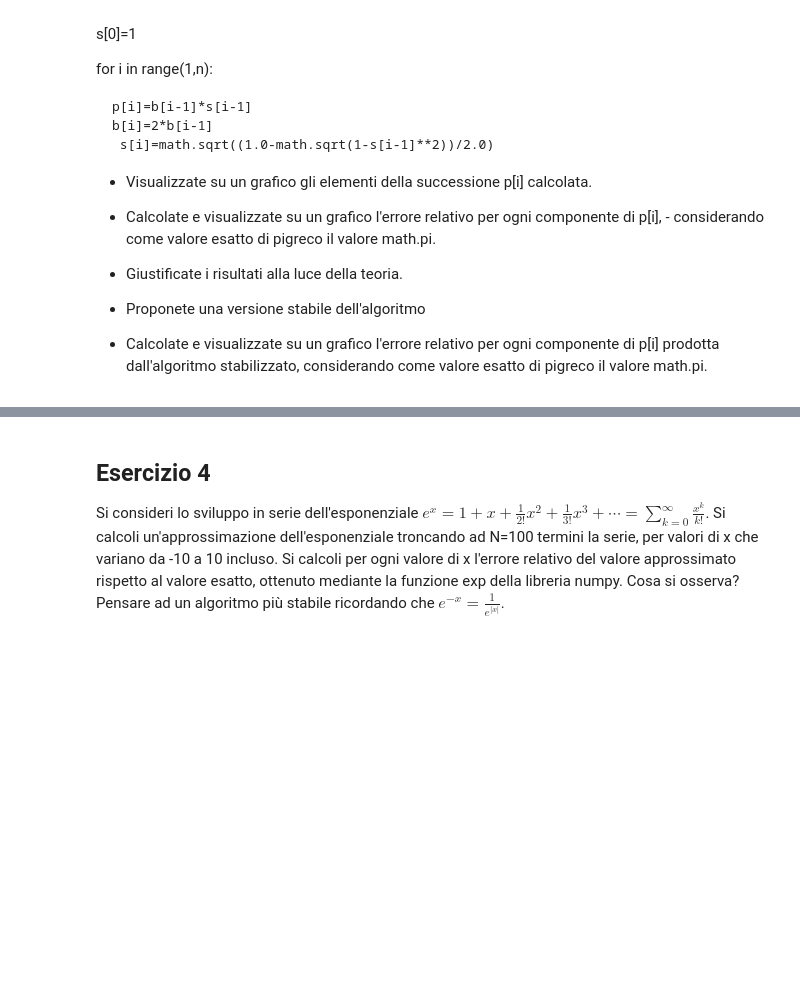
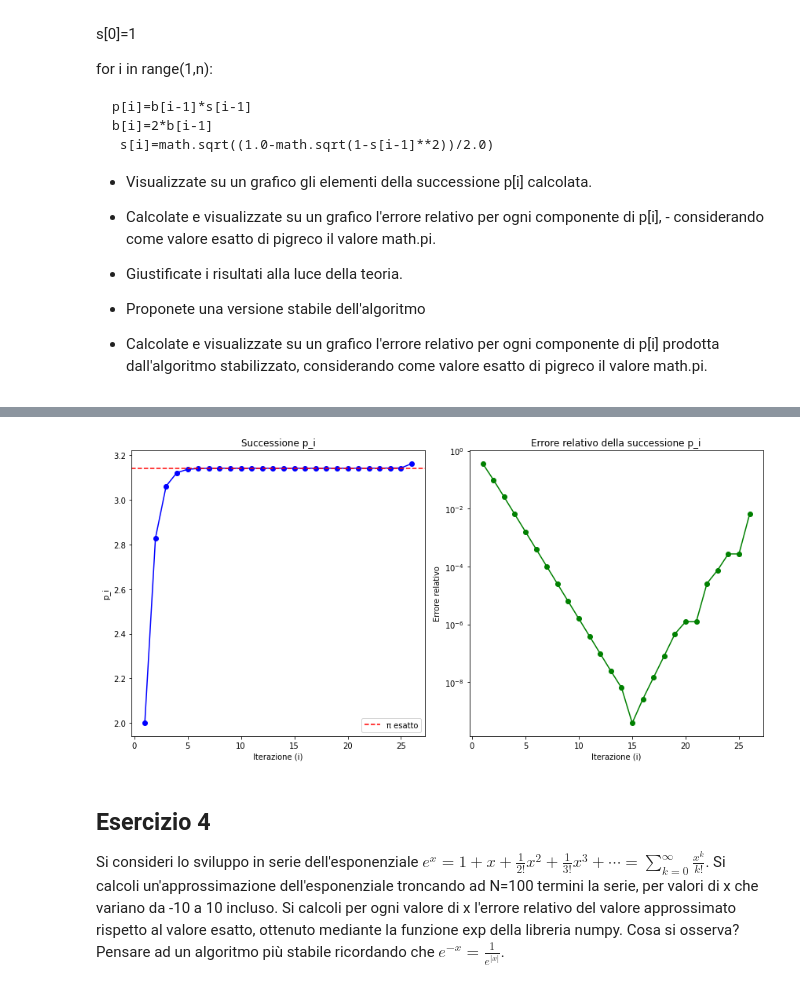
Before and after one commit to rAdamm0/Numerical-Methods-Python, a Jupyter notebook: Esercitazione5.ipynb, the cells around one changed output, grey strips where cells are left out. Cells and saved outputs as stored; diff of their text form; code cells hidden in the pictures; blank space fills up the shorter version.

```diff
--- a/Esercitazione5.ipynb
+++ b/Esercitazione5.ipynb
@@ -53,3 +120,64 @@ pigreco il valore math.pi.
+# %%
+import math
+import matplotlib.pyplot as plt
+
+# Funzione per il metodo di Archimede
+def archimede_pi(n):
+    # Inizializzazione delle variabili
+    b = [2.0]  # b[0] = 2
+    s = [1.0]  # s[0] = 1
+    p = []     # Successione p_i
+
+    for i in range(1, n):
+        # Calcolo di p[i]
+        p_i = b[i-1] * s[i-1]
+        p.append(p_i)
+
+        # Aggiornamento di b[i] e s[i]
+        b_i = 2 * b[i-1]
+        s_i = math.sqrt((1.0 - math.sqrt(1 - s[i-1]**2)) / 2.0)
+
+        b.append(b_i)
+        s.append(s_i)
+
+    return p
+
+# Input dell'utente per il numero di iterazioni
+n = int(input("Inserisci il numero di iterazioni (n): "))
+
+# Calcolo della successione p_i
+p = archimede_pi(n)
+
+# Valore esatto di pi greco
+pi_exact = math.pi
+
+# Calcolo dell'errore relativo
+relative_error = [abs((pi_i - pi_exact) / pi_exact) for pi_i in p]
+
+# Visualizzazione dei risultati
+plt.figure(figsize=(12, 6))
+
+# Grafico della successione p_i
+plt.subplot(1, 2, 1)
+plt.plot(range(1, n), p, marker='o', linestyle='-', color='b')
+plt.axhline(y=pi_exact, color='r', linestyle='--', label='π esatto')
+plt.xlabel('Iterazione (i)')
+plt.ylabel('p_i')
+plt.title('Successione p_i')
+plt.legend()
+
+# Grafico dell'errore relativo
+plt.subplot(1, 2, 2)
+plt.plot(range(1, n), relative_error, marker='o', linestyle='-', color='g')
+plt.xlabel('Iterazione (i)')
+plt.ylabel('Errore relativo')
+plt.title('Errore relativo della successione p_i')
+plt.yscale('log')  # Scala logaritmica per visualizzare meglio l'errore
+
+plt.tight_layout()
+plt.show()
+# %% [output]
+[figure, added]
 # %% [markdown]
 ## Esercizio 4
 Si consideri lo sviluppo in serie dell'esponenziale $e^x=1+x+\frac{1}{2!}x^2+\frac{1}{3!}x^3+\cdots =\sum_{k=0}^\infty \frac{x^k}{k!} $. Si calcoli un'approssimazione dell'esponenziale troncando ad N=100 termini la serie, per valori di x che variano da -10 a 10 incluso. Si calcoli  per ogni valore di x l'errore relativo del valore approssimato rispetto al valore esatto, ottenuto mediante la funzione exp della libreria numpy. Cosa si osserva? Pensare ad un algoritmo più stabile ricordando che $e^{-x}=\frac{1}{e^{|x|}}$.
```
Also changed, not shown: parts of 3 cells of this notebook.
